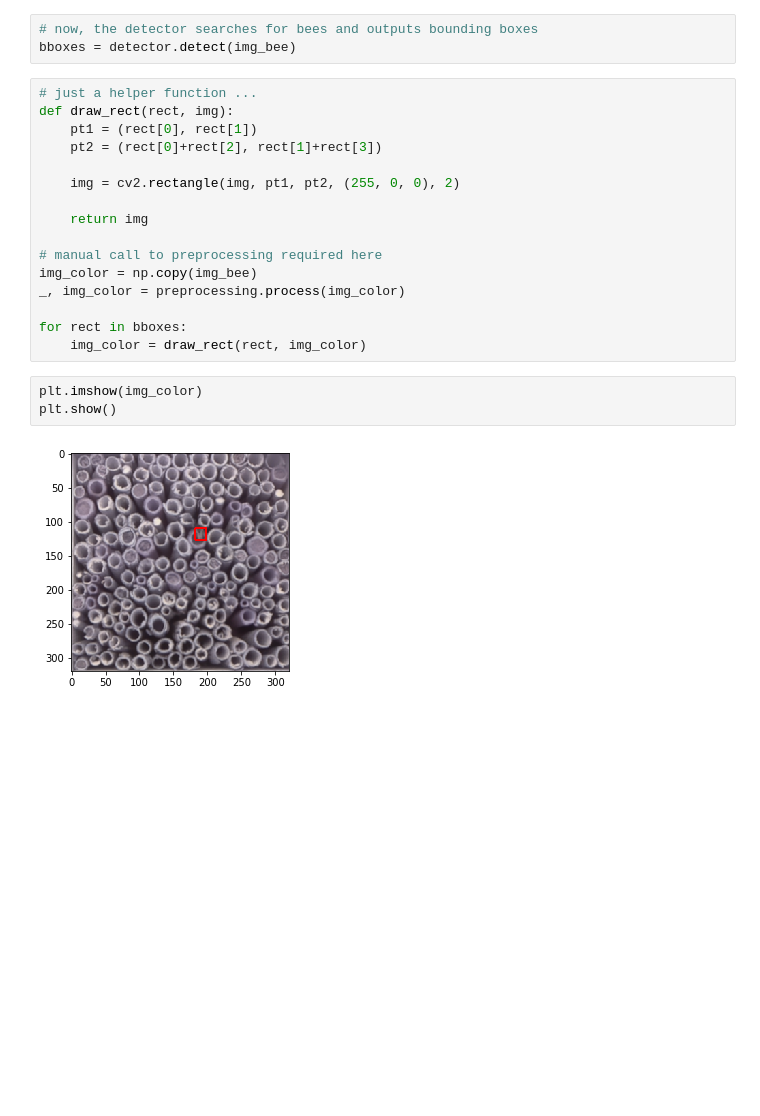
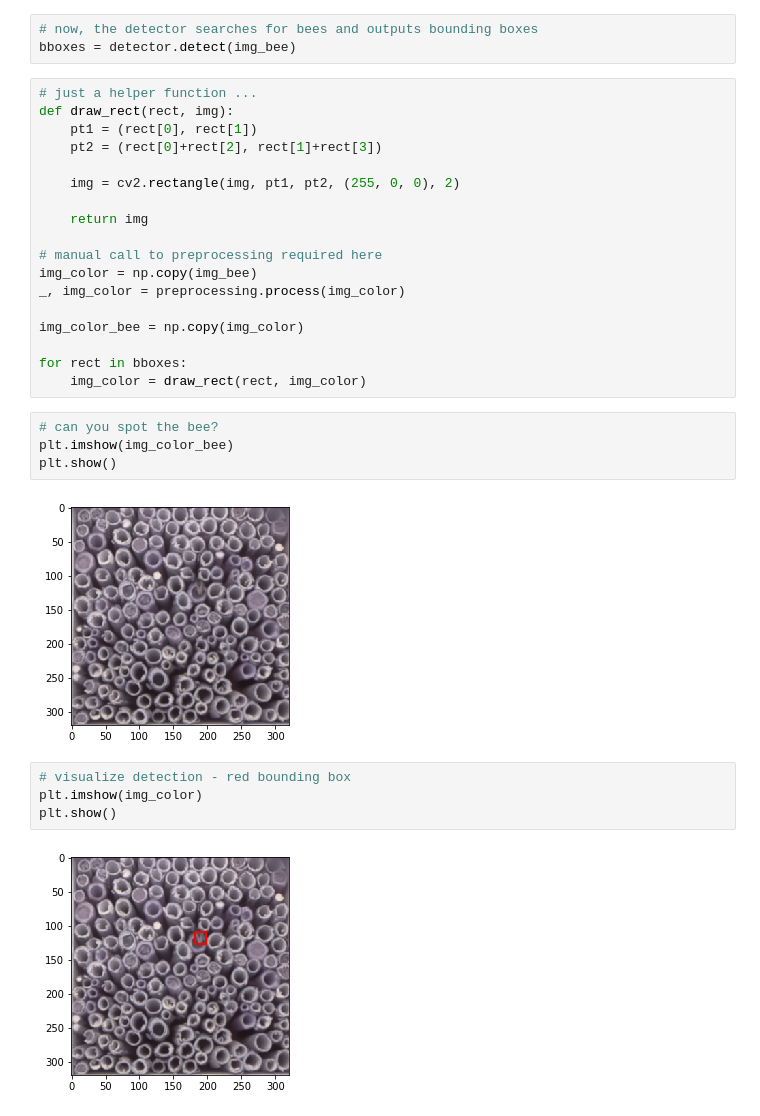
Before and after one commit to FabianReister/WildBeeDetector, a Jupyter notebook: docs/BeeDetector.ipynb, the cells around one changed output. Saved outputs shown, nothing was run; the diff lists cells and outputs as text; blank space fills up the shorter version.

```diff
--- a/docs/BeeDetector.ipynb
+++ b/docs/BeeDetector.ipynb
@@ -44,9 +49,18 @@ def draw_rect(rect, img):
 img_color = np.copy(img_bee)
 _, img_color = preprocessing.process(img_color)
 
+img_color_bee = np.copy(img_color)
+
 for rect in bboxes:
     img_color = draw_rect(rect, img_color)
+# %%
+# can you spot the bee?
+plt.imshow(img_color_bee)
+plt.show()
+# %% [output]
+[figure, added]
 # %%
+# visualize detection - red bounding box
 plt.imshow(img_color)
 plt.show()
 # %% [output]
```
Also changed, not shown: parts of 1 cell of this notebook.
